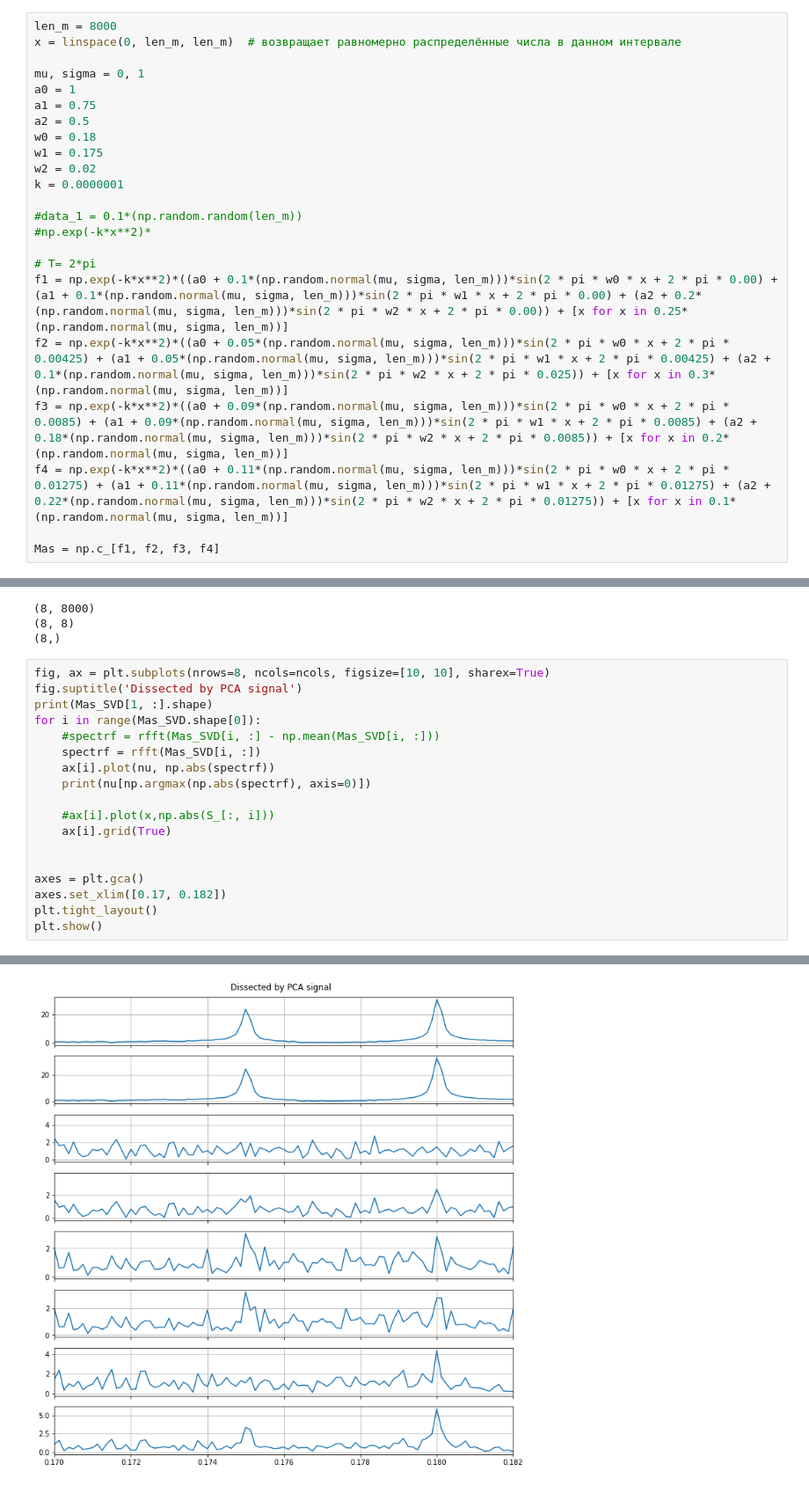
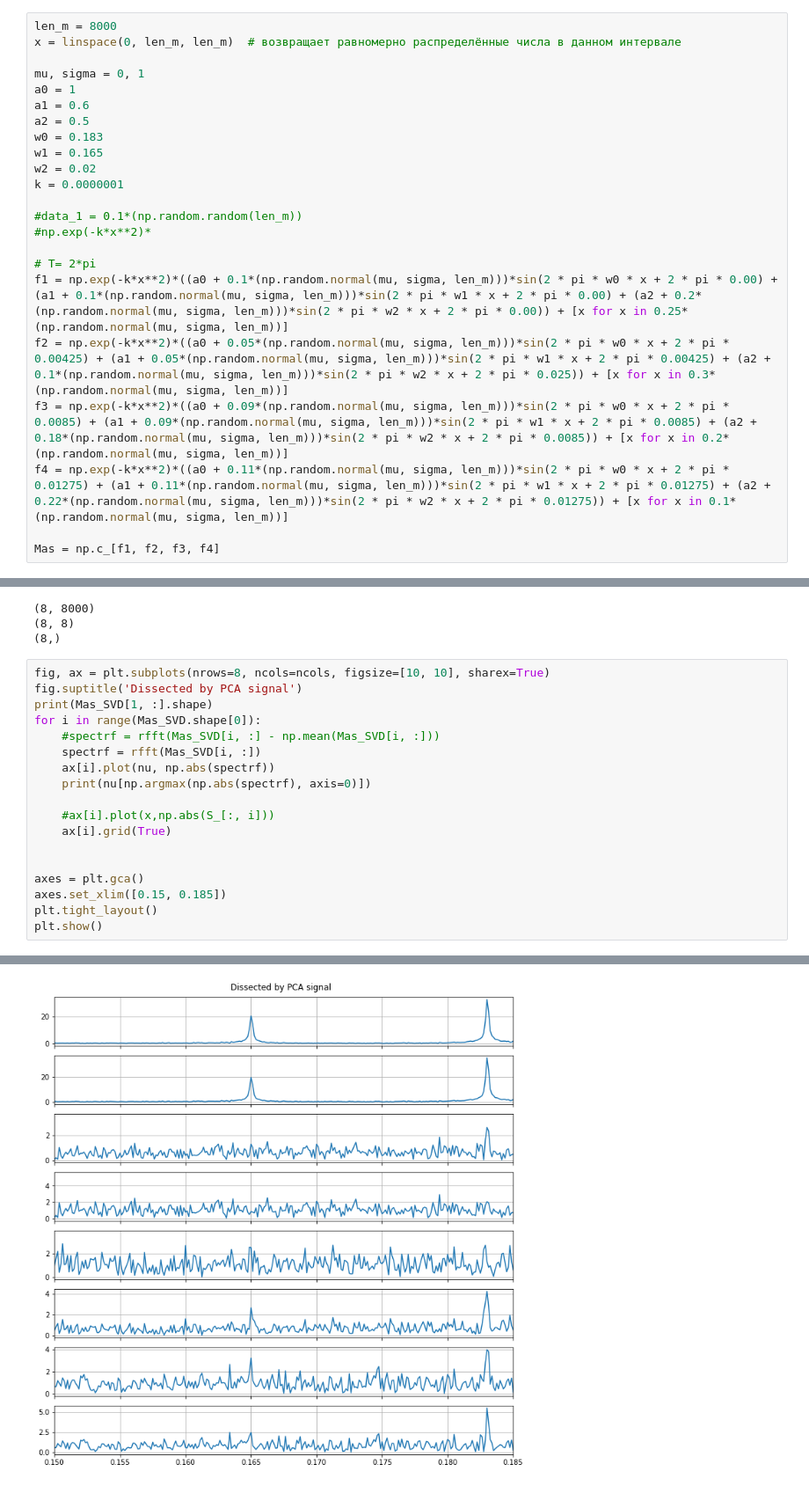
Before and after one commit to Snake9889/Tests, a Jupyter notebook: PCA_Accuracy_Test.ipynb, the cells around one changed output, grey strips where cells are left out. Shown at 88% size. Cells and saved outputs as stored; diff of their text form.

```diff
--- a/PCA_Accuracy_Test.ipynb
+++ b/PCA_Accuracy_Test.ipynb
@@ -11,10 +11,10 @@ x = linspace(0, len_m, len_m)  # возвращает равномерно ра
 
 mu, sigma = 0, 1
 a0 = 1
-a1 = 0.75
+a1 = 0.6
 a2 = 0.5
-w0 = 0.18
-w1 = 0.175
+w0 = 0.183
+w1 = 0.165
 w2 = 0.02
 k = 0.0000001
 
@@ -90,7 +90,7 @@ for i in range(Mas_SVD.shape[0]):
 
 
 axes = plt.gca()
-axes.set_xlim([0.17, 0.182])
+axes.set_xlim([0.15, 0.185])
 plt.tight_layout()
 plt.show()
 # %% [output]
@@ -106 +106 @@ plt.show()
-[figure, old version]
+[figure, new version]
```
Also changed, not shown: parts of 4 cells of this notebook, 2 other files.
